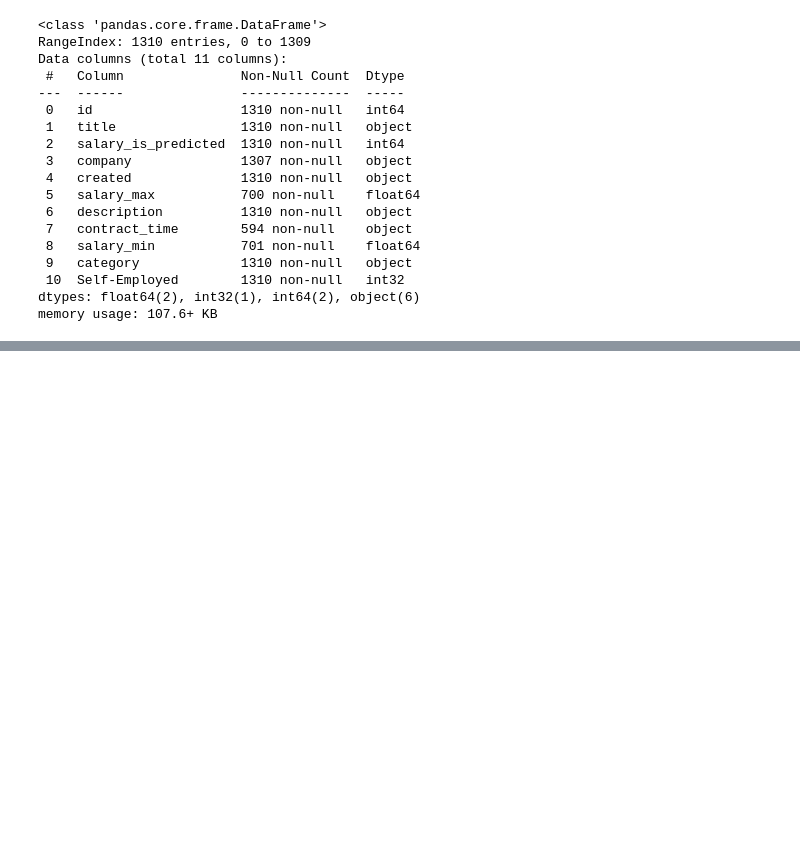
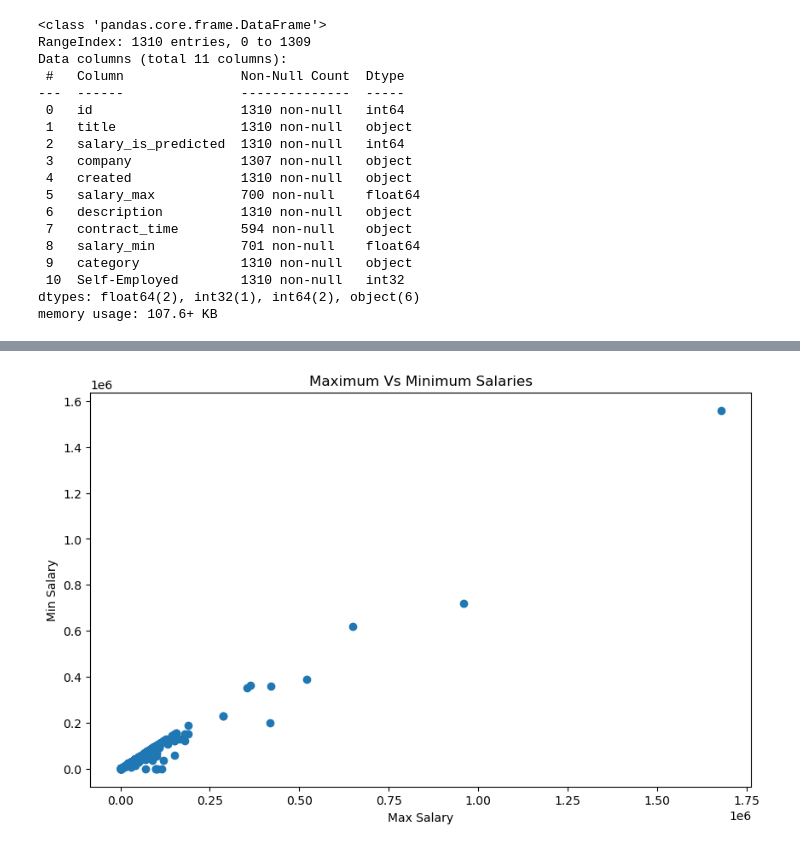
Before and after one commit to KitwanaSh/job_recommender, a Jupyter notebook: career_recommendation_system.ipynb, the cells around one changed output, grey strips where cells are left out. Saved outputs shown, nothing was run; the diff lists cells and outputs as text; code cells hidden in the pictures; blank space fills up the shorter version.

```diff
--- a/career_recommendation_system.ipynb
+++ b/career_recommendation_system.ipynb
@@ -384,0 +458,8 @@ df_p.head(1)
+# %%
+plt.figure(figsize=(10, 6))
+plt.scatter(df_c["salary_max"], df_c["salary_min"])
+plt.xlabel("Max Salary")
+plt.ylabel("Min Salary")
+plt.title("Maximum Vs Minimum Salaries");
+# %% [output]
+[figure, added]
```
Also changed, not shown: parts of 22 cells of this notebook.
